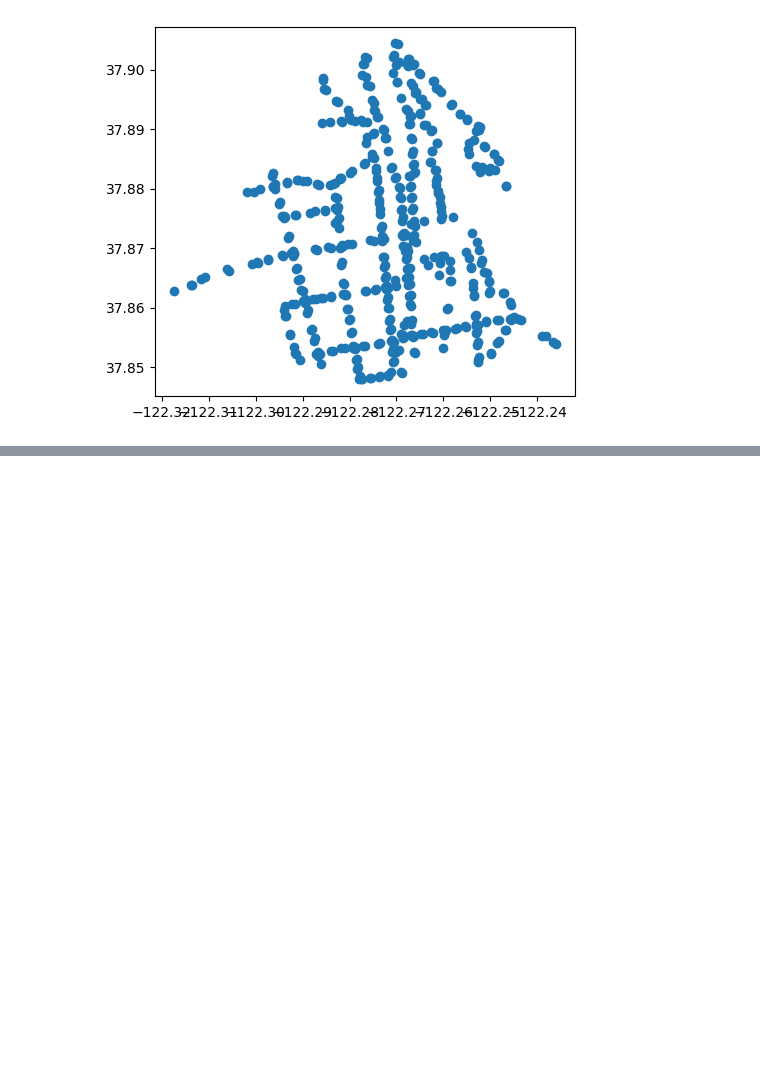
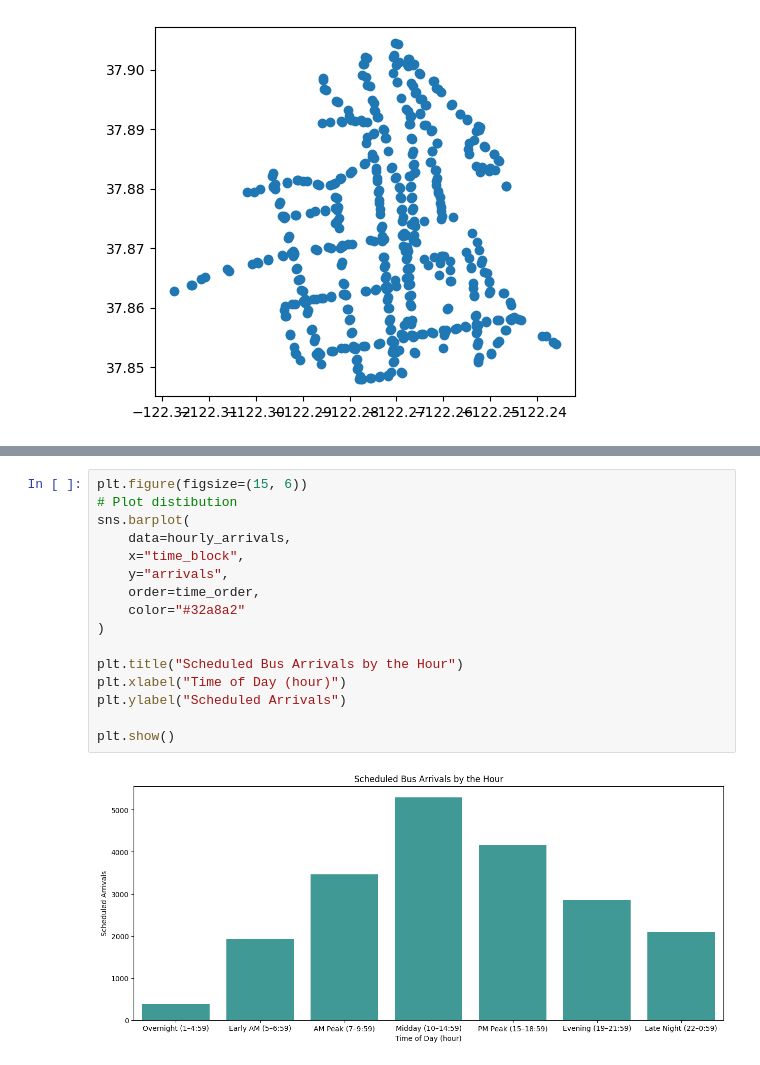
Before and after one commit to lequangvincent/ac-transit-equity, a Jupyter notebook: src/notebooks/exploration.ipynb, the cells around one changed output, grey strips where cells are left out. Cells and saved outputs as stored; diff of their text form; blank space fills up the shorter version.

```diff
--- a/src/notebooks/exploration.ipynb
+++ b/src/notebooks/exploration.ipynb
@@ -46,0 +209,18 @@ berkeley_stops.plot()
+# %%
+plt.figure(figsize=(15, 6))
+# Plot distibution
+sns.barplot(
+    data=hourly_arrivals,
+    x="time_block",
+    y="arrivals",
+    order=time_order,
+    color="#32a8a2"
+)
+
+plt.title("Scheduled Bus Arrivals by the Hour")
+plt.xlabel("Time of Day (hour)")
+plt.ylabel("Scheduled Arrivals")
+
+plt.show()
+# %% [output]
+[figure, added]
```
Also changed, not shown: parts of 17 cells of this notebook, 8 other files.
